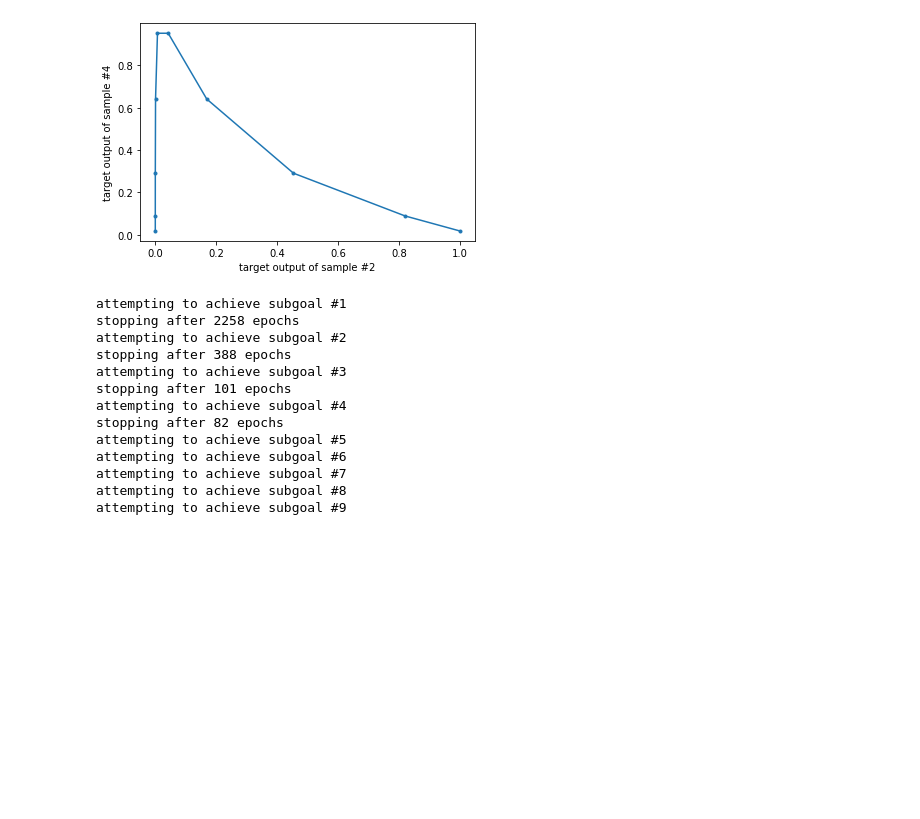
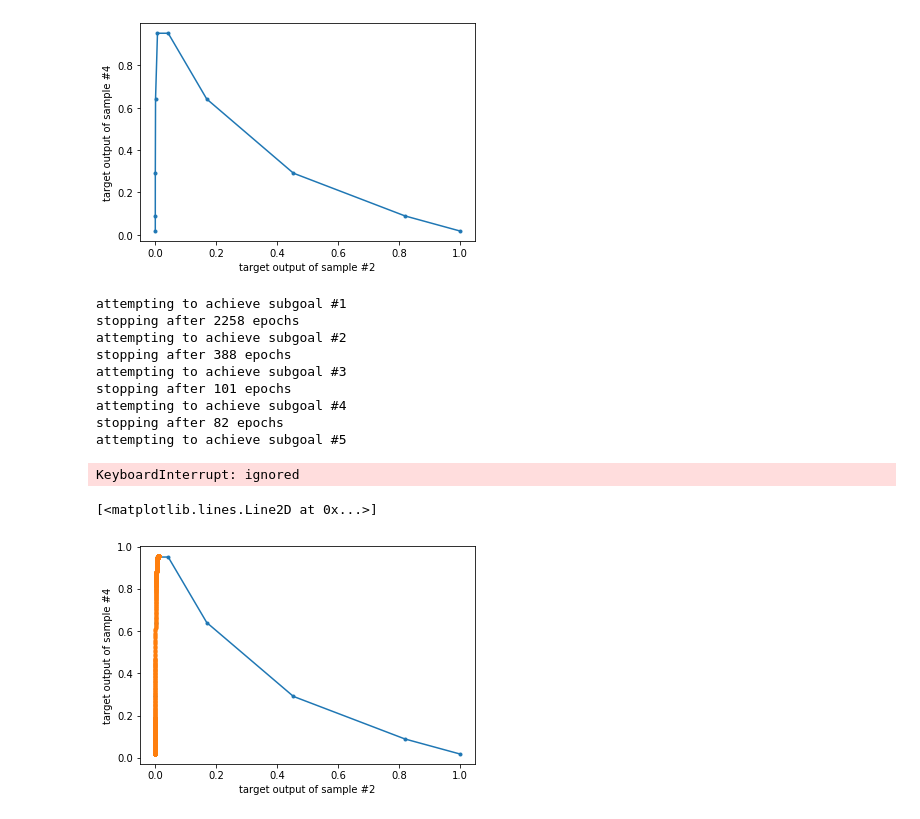
Before and after one commit to georg-wolflein/neural-surfing, a Jupyter notebook: research/notebooks/Semester 2, week 3 cheat approach for stripe problem.ipynb, the cells around one changed output. Drawn from its saved outputs; the diff is of its cells as text; code cells hidden in the pictures; blank space fills up the shorter version.

Commit message:
New graphs

```diff
--- a/research/notebooks/Semester 2, week 3 cheat approach for stripe problem.ipynb
+++ b/research/notebooks/Semester 2, week 3 cheat approach for stripe problem.ipynb
@@ -134,13 +137,23 @@ class EarlyStoppingOnSubgoal(tf.keras.callbacks.Callback):
             self.model.stop_training = True
             print(f"stopping after {epoch} epochs")
 
+class TrainingLogger(tf.keras.callbacks.Callback):
+    def __init__(self):
+        self.predictions = list()
+        self.weights = list()
+
+    def on_epoch_end(self, epoch, logs=None):
+        self.predictions.append(self.model.predict(x))
+        self.weights.append(self.model.get_weights())
+
+logger = TrainingLogger()
 loss = []
 for i in range(1, len(subgoals)):
     print(f"attempting to achieve subgoal #{i}")
     history = model.fit(x, subgoals[i],
                         batch_size=len(subgoals[i]),
-                        epochs=5000,
-                        callbacks=[EarlyStoppingOnSubgoal(x, subgoals, i)],
+                        epochs=20000,
+                        callbacks=[logger, EarlyStoppingOnSubgoal(x, subgoals, i)],
                         verbose=0)
     loss.append(history.history["loss"])
 # %% [output]
@@ -153,7 +166,18 @@ stopping after 101 epochs
 attempting to achieve subgoal #4
 stopping after 82 epochs
 attempting to achieve subgoal #5
-attempting to achieve subgoal #6
-attempting to achieve subgoal #7
-attempting to achieve subgoal #8
-attempting to achieve subgoal #9
+KeyboardInterrupt: ignored
+# %%
+# Let's plot the output space
+# Note that two of the samples stay constant throughout. This actually comes in quite handy because we only need a 2D plot to visualize output space instead of a 4D plot.
+fig, ax = plt.subplots()
+ax.set_xlabel("target output of sample #2")
+ax.set_ylabel("target output of sample #4")
+ax.plot(subgoals[..., 1], subgoals[..., 3], '.-')
+
+# Plot our predictions
+predictions = np.array(logger.predictions).squeeze()
+ax.plot(predictions[..., 1], predictions[..., 3], '.-')
+# %% [output]
+[<matplotlib.lines.Line2D at 0x...>]
+[figure, added]
```
Also changed, not shown: parts of 6 cells of this notebook.
